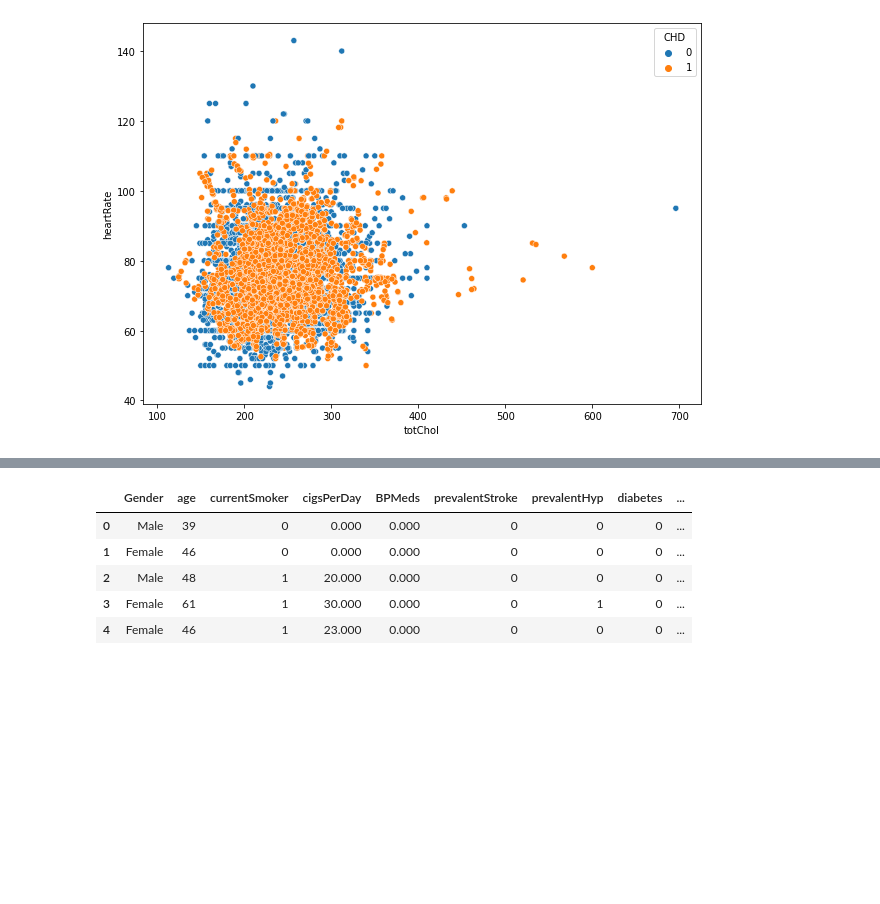
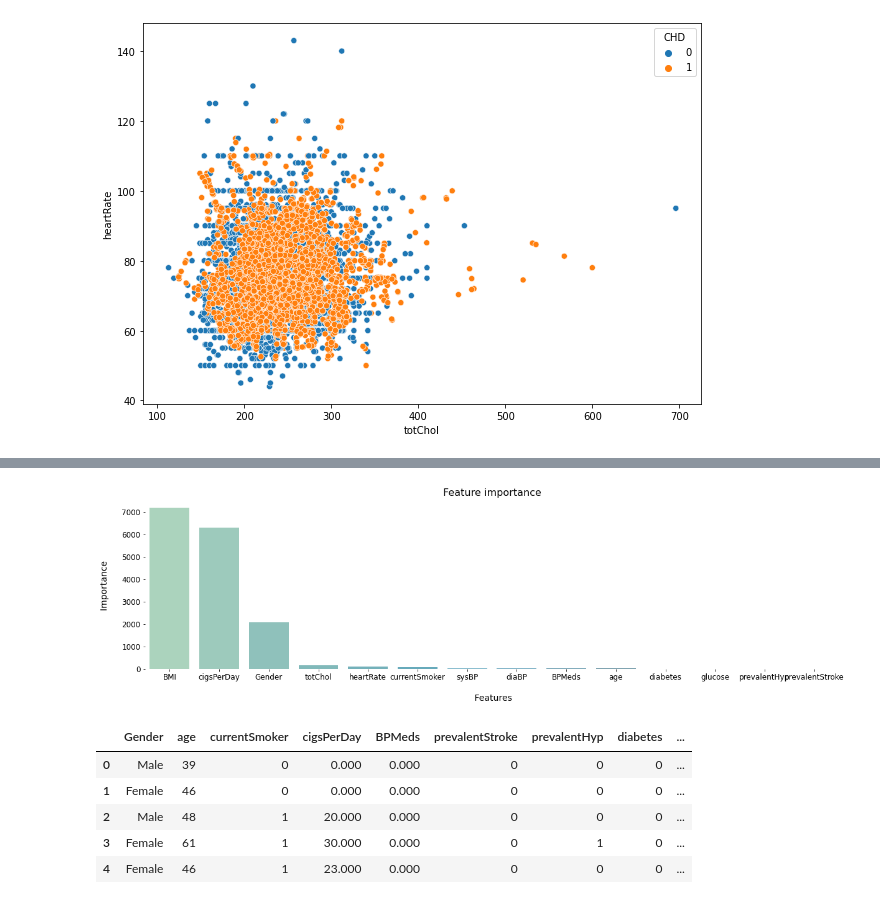
Before and after one commit to dine18/Dissertation-Project, a Jupyter notebook: HDP/HDPML.ipynb, the cells around one changed output, grey strips where cells are left out. Cells and saved outputs as stored; diff of their text form; code cells hidden in the pictures; blank space fills up the shorter version.

Commit message:
Feature Selection

```diff
--- a/HDP/HDPML.ipynb
+++ b/HDP/HDPML.ipynb
@@ -533,0 +536,20 @@ plt.show()
+# %%
+# Find the attributes that are most important for the outcome variable, heart (cardiovascular) disease.
+
+from sklearn.feature_selection import SelectKBest
+from sklearn.feature_selection import chi2
+
+# isolate independent and dependent variables
+X = df_fhs.iloc[:,0:14]  #independent columns
+y = df_fhs.iloc[:,-1]    #target column i.e price range
+
+# Using the SelectKBest class to find the top ten best characteristics.
+bestfeatures = SelectKBest(score_func=chi2, k=10)
+fit = bestfeatures.fit(X,y)
+dfscores = pd.DataFrame(fit.scores_)
+dfcolumns = pd.DataFrame(X.columns)
+
+#combine two dataframes for improved visualization
+featureScores = pd.concat([dfcolumns,dfscores],axis=1)
+featureScores.columns = ['Specs','Score']  #naming the dataframe columns
+print(featureScores.nlargest(11,'Score'))  #print 10 best features
@@ -533,0 +569,3 @@ plt.show()
+# %%
+featureScores = featureScores.sort_values(by='Score', ascending=False)
+featureScores
@@ -534,3 +588,16 @@ plt.show()
+# %%
+# visualizing feature selection
+plt.figure(figsize=(20,5))
+sns.barplot(x='Specs', y='Score', data=featureScores, palette = "GnBu_d")
+plt.box(False)
+plt.title('Feature importance', fontsize=16)
+plt.xlabel('\n Features', fontsize=14)
+plt.ylabel('Importance \n', fontsize=14)
+plt.xticks(fontsize=12)
+plt.yticks(fontsize=12)
+plt.show()
+# %% [output]
+[figure, added]
 # %%
 df_fhs['Gender'] = df_fhs['Gender'].replace({0:'Female', 1:'Male'}) #0 = Female; 1 = Male
 df_fhs.head()
```
Also changed, not shown: parts of 3 cells of this notebook.
